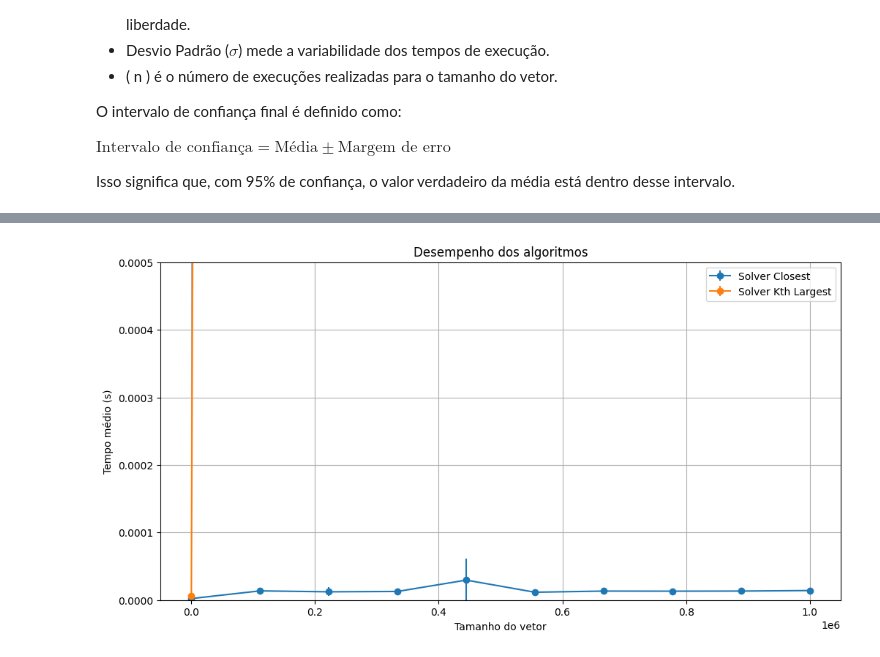
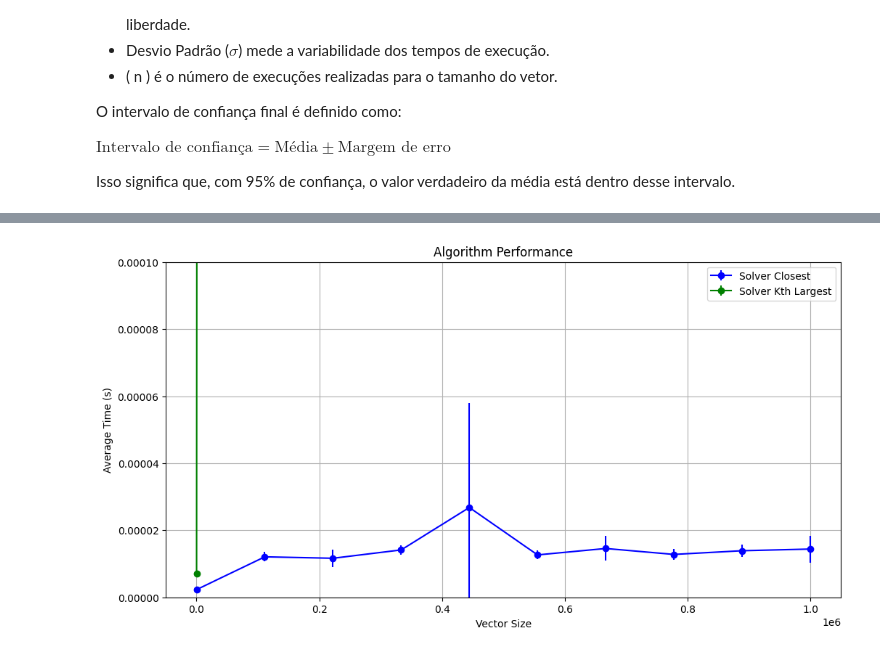
Before and after one commit to lucasfreirec/datastructure, a Jupyter notebook: U2/U2T2/main.ipynb, the cells around one changed output, grey strips where cells are left out. Cells and saved outputs as stored; diff of their text form; code cells hidden in the pictures.

```diff
--- a/U2/U2T2/main.ipynb
+++ b/U2/U2T2/main.ipynb
@@ -121,16 +121,31 @@ plt.show()
 # %%
 plt.figure(figsize=(12, 6))
-plt.errorbar(vector_sizes, results_closest, yerr=confidence_intervals_closest, label='Solver Closest', fmt='-o')
-plt.errorbar(vector_sizes, results_kth_largest, yerr=confidence_intervals_kth_largest, label='Solver Kth Largest', fmt='-o')
-plt.xlabel('Tamanho do vetor')
-plt.ylabel('Tempo médio (s)')
-plt.title('Desempenho dos algoritmos')
+
+# Change the colors of the lines and markers
+plt.errorbar(
+    vector_sizes,
+    results_closest,
+    yerr=confidence_intervals_closest,
+    label='Solver Closest',
+    fmt='-o',
+    color='blue'
+)
+
+plt.errorbar(
+    vector_sizes,
+    results_kth_largest,
+    yerr=confidence_intervals_kth_largest,
+    label='Solver Kth Largest',
+    fmt='-o',
+    color='green'
+)
+
+plt.xlabel('Vector Size')
+plt.ylabel('Average Time (s)')
+plt.title('Algorithm Performance')
 plt.legend()
 plt.grid(True)
-
-# Ajustar os limites do eixo y
-plt.ylim(0, 0.0005)  # Substitua 0 e 1 pelos limites desejados
-
-plt.savefig('grafico_transparente.png', transparent=True, dpi=300)
+plt.ylim(0, 0.0001)
+plt.savefig('grafico2.png', transparent=False, dpi=300)
 # %% [output]
-[figure, old version]
+[figure, new version]
```
Also changed, not shown: parts of 2 cells of this notebook, 3 other files.
